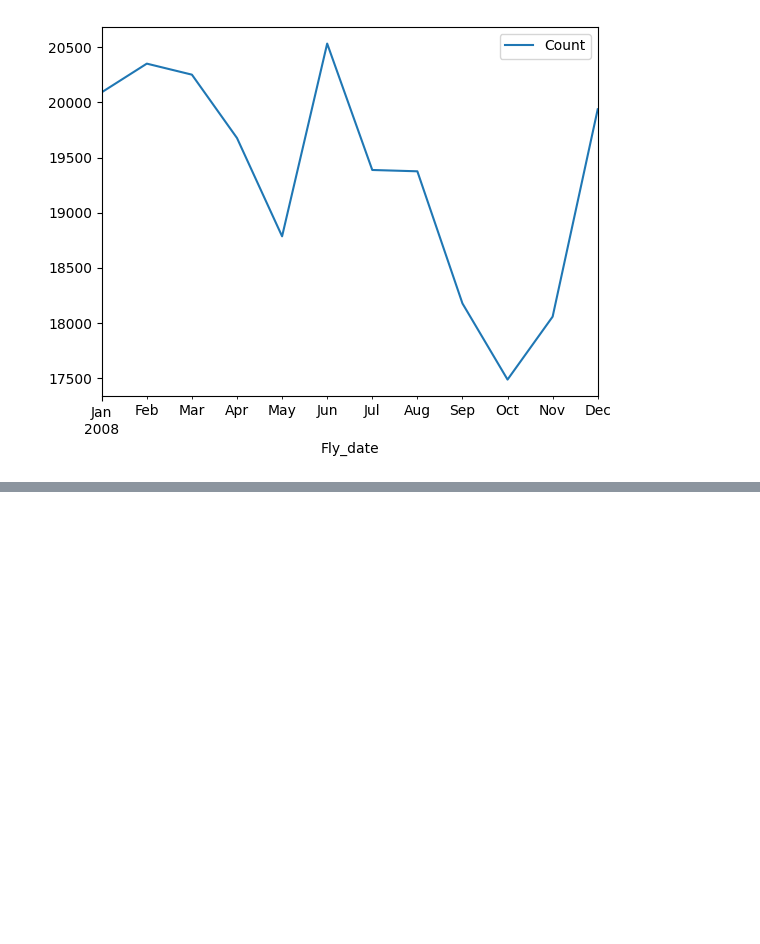
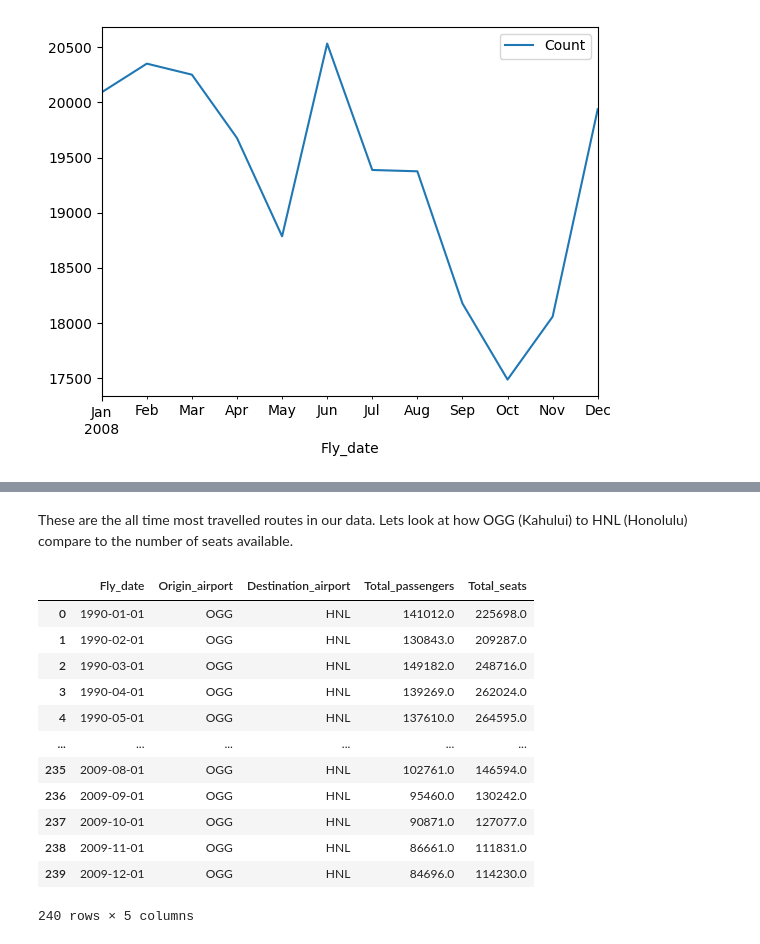
Before and after one commit to Jacob-Stenton/Data_and_Analytics, a Jupyter notebook: flight_data.ipynb, the cells around one changed output, grey strips where cells are left out. Saved outputs shown, nothing was run; the diff lists cells and outputs as text; code cells hidden in the pictures; blank space fills up the shorter version.

```diff
--- a/flight_data.ipynb
+++ b/flight_data.ipynb
@@ -89,0 +130,2 @@ Although this data is pre 2009 we can still see an influx of travel around the h
+# %% [markdown]
+These are the all time most travelled routes in our data. Lets look at how OGG (Kahului) to HNL (Honolulu) compare to the number of seats available.
@@ -89,0 +154,16 @@ Although this data is pre 2009 we can still see an influx of travel around the h
+# %%
+seats_v_passengers_OGG_HNL_df
+# %% [output]
+|  | Fly_date | Origin_airport | Destination_airport | Total_passengers | Total_seats |
+| 0 | 1990-01-01 | OGG | HNL | 141012.0 | 225698.0 |
+| 1 | 1990-02-01 | OGG | HNL | 130843.0 | 209287.0 |
+| 2 | 1990-03-01 | OGG | HNL | 149182.0 | 248716.0 |
+| 3 | 1990-04-01 | OGG | HNL | 139269.0 | 262024.0 |
+| 4 | 1990-05-01 | OGG | HNL | 137610.0 | 264595.0 |
+| ... | ... | ... | ... | ... | ... |
+| 235 | 2009-08-01 | OGG | HNL | 102761.0 | 146594.0 |
+| 236 | 2009-09-01 | OGG | HNL | 95460.0 | 130242.0 |
+| 237 | 2009-10-01 | OGG | HNL | 90871.0 | 127077.0 |
+| 238 | 2009-11-01 | OGG | HNL | 86661.0 | 111831.0 |
+| 239 | 2009-12-01 | OGG | HNL | 84696.0 | 114230.0 |
+240 rows × 5 columns
```
Also changed, not shown: parts of 14 cells of this notebook.
